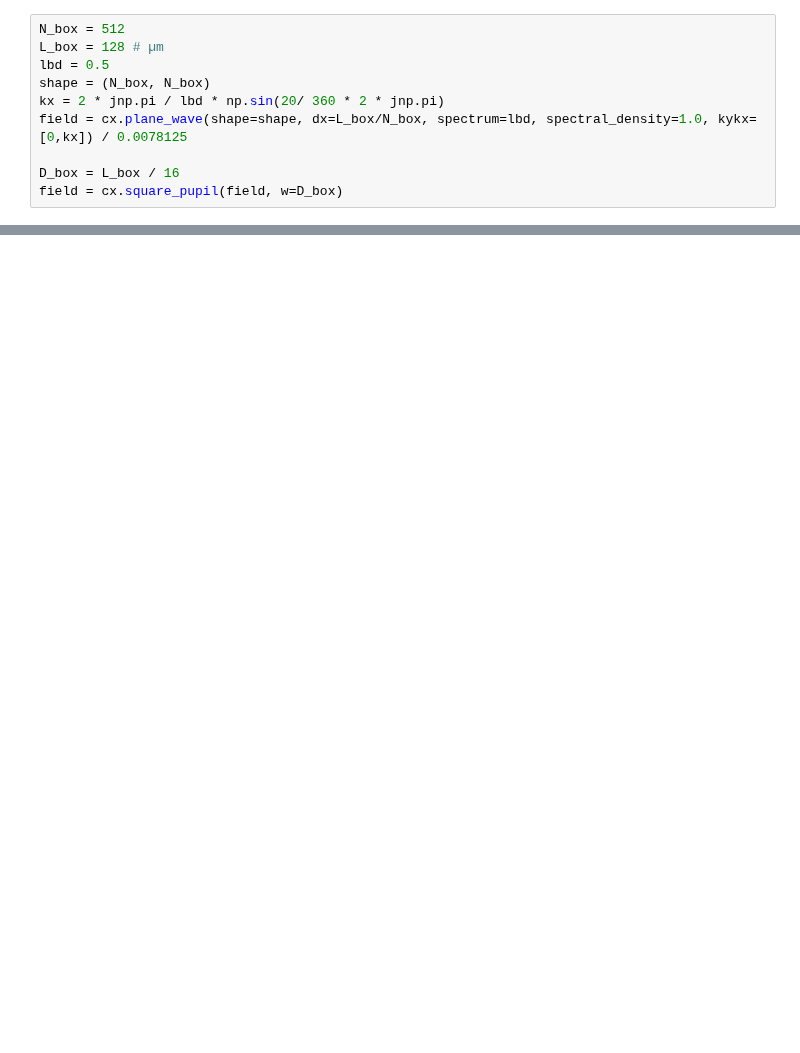
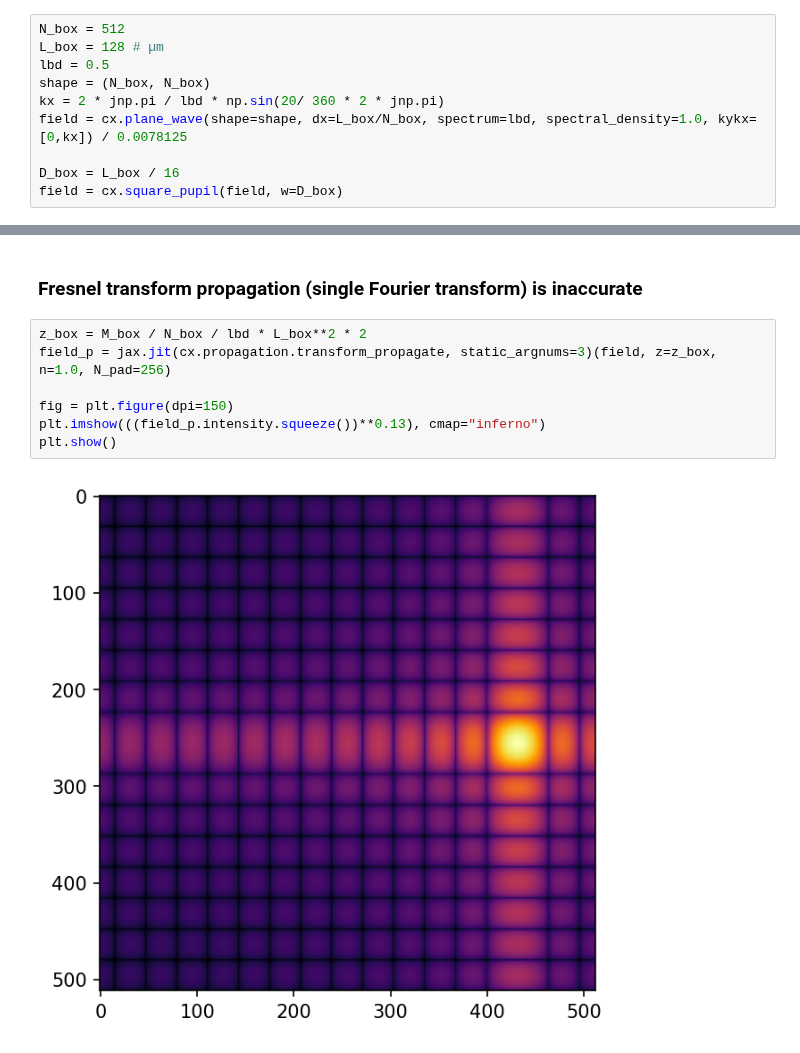
Before and after one commit to chromatix-team/chromatix, a Jupyter notebook: docs/examples/sas_propagation_chr.ipynb, the cells around one changed output, grey strips where cells are left out. Drawn from its saved outputs; the diff is of its cells as text; blank space fills up the shorter version.

```diff
--- a/docs/examples/sas_propagation_chr.ipynb
+++ b/docs/examples/sas_propagation_chr.ipynb
@@ -203,0 +65,11 @@ jax.block_until_ready(sas(U_box, z_box, lbd, L_box))
+# %% [markdown]
+### Fresnel transform propagation (single Fourier transform) is inaccurate
+# %%
+z_box = M_box / N_box / lbd * L_box**2 * 2
+field_p = jax.jit(cx.propagation.transform_propagate, static_argnums=3)(field, z=z_box, n=1.0, N_pad=256)
+
+fig = plt.figure(dpi=150)
+plt.imshow(((field_p.intensity.squeeze())**0.13), cmap="inferno")
+plt.show()
+# %% [output]
+[figure, added]
```
Also changed, not shown: parts of 15 cells of this notebook, 1 other file.
